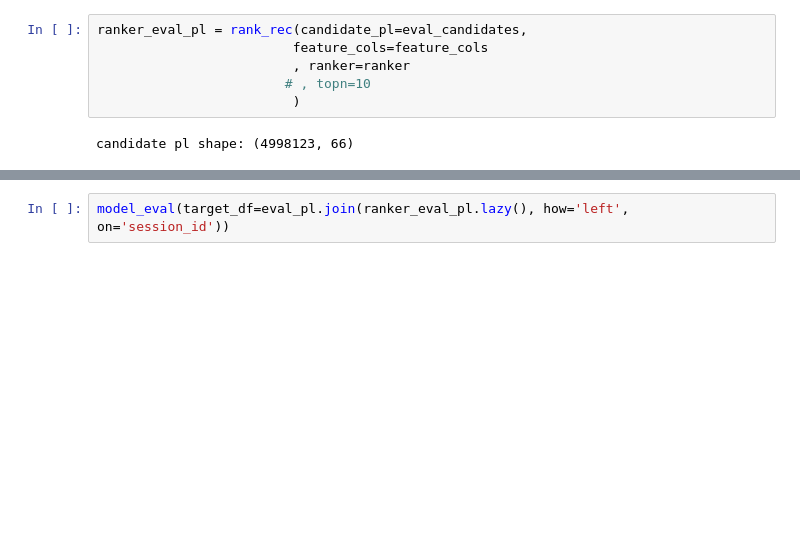
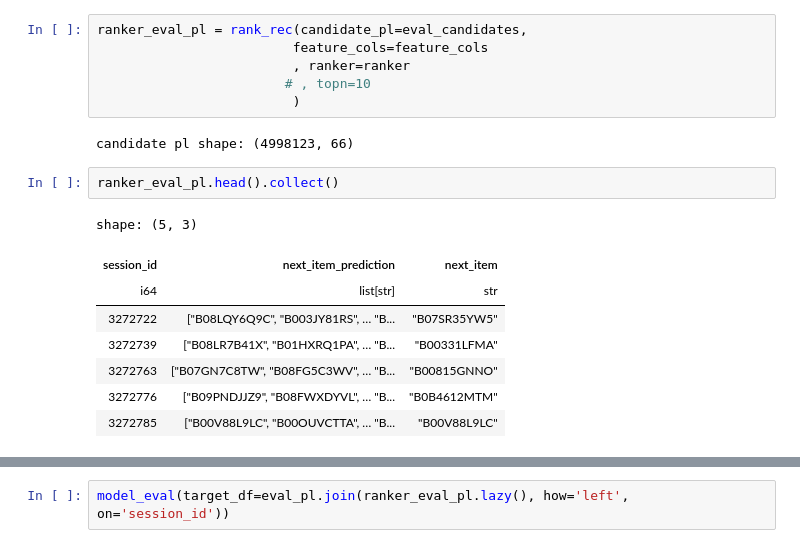
Before and after one commit to xiaoye-hua/Amazon_KDD_Cup_2023, a Jupyter notebook: notebooks/task2_3_ranker.ipynb, the cells around one changed output, grey strips where cells are left out. Cells and saved outputs as stored; diff of their text form; blank space fills up the shorter version.

```diff
--- a/notebooks/task2_3_ranker.ipynb
+++ b/notebooks/task2_3_ranker.ipynb
@@ -604,3 +603,14 @@ ranker_eval_pl = rank_rec(candidate_pl=eval_candidates,
                          )
 # %% [output]
 candidate pl shape: (4998123, 66)
+# %%
+ranker_eval_pl.head().collect()
+# %% [output]
+shape: (5, 3)
+| session_id | next_item_prediction | next_item |
+| i64 | list[str] | str |
+| 3272722 | ["B08LQY6Q9C", "B003JY81RS", … "B... | "B07SR35YW5" |
+| 3272739 | ["B08LR7B41X", "B01HXRQ1PA", … "B... | "B00331LFMA" |
+| 3272763 | ["B07GN7C8TW", "B08FG5C3WV", … "B... | "B00815GNNO" |
+| 3272776 | ["B09PNDJJZ9", "B08FWXDYVL", … "B... | "B0B4612MTM" |
+| 3272785 | ["B00V88L9LC", "B00OUVCTTA", … "B... | "B00V88L9LC" |
```
Also changed, not shown: parts of 27 cells of this notebook, 6 other files.
